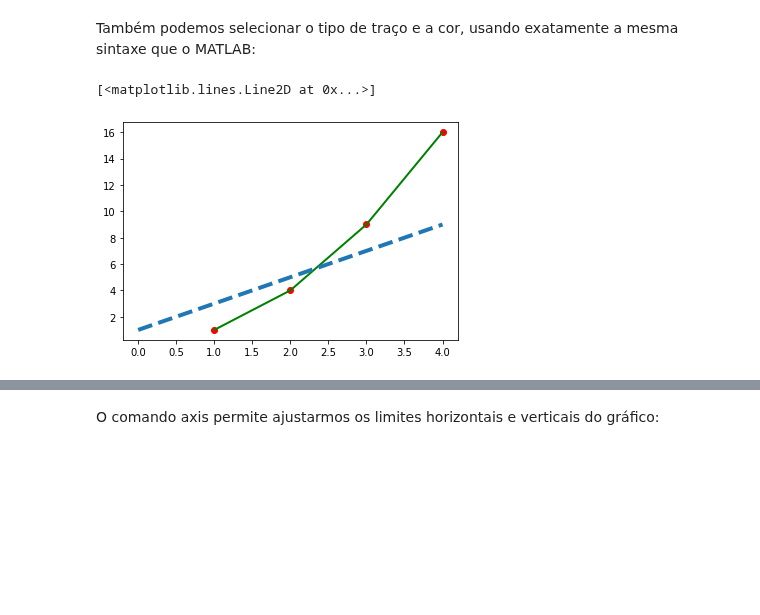
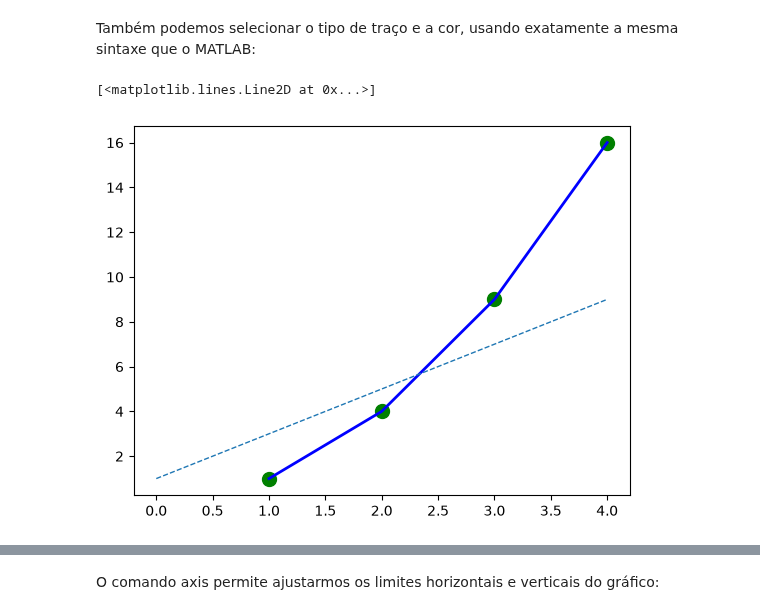
Before and after one commit to Felipe04br/FAP-2026-AnaliseDados, a Jupyter notebook: Introducao_Python/Notebook 06 - Gráficos.ipynb, the cells around one changed output, grey strips where cells are left out. Drawn from its saved outputs; the diff is of its cells as text; code cells hidden in the pictures; blank space fills up the shorter version.

```diff
--- a/Introducao_Python/Notebook 06 - Gráficos.ipynb
+++ b/Introducao_Python/Notebook 06 - Gráficos.ipynb
@@ -91,12 +115,12 @@ plt.plot([1, 2, 3, 4], [1, 4, 9, 16])
 Também podemos selecionar o tipo de traço e a cor, usando exatamente a mesma sintaxe que o MATLAB:
 # %%
 fig = plt.figure()
-plt.plot([1,2,3,4], [1,4,9,16], 'ro')
-plt.plot([1,2,3,4],[1,4,9,16], 'g', linewidth=2)
-plt.plot([1,3,5,7,9], linestyle="dashed", linewidth=4)
+plt.plot([1,2,3,4], [1,4,9,16], 'go', markersize=10)
+plt.plot([1,2,3,4],[1,4,9,16], 'b', linewidth=2)
+plt.plot([1,3,5,7,9], linestyle="dashed", linewidth=1)
 # %% [output]
 [<matplotlib.lines.Line2D at 0x...>]
-[figure, old version]
+[figure, new version]
 # %%
 import numpy as np
 import matplotlib.pyplot as plt
```
Also changed, not shown: parts of 22 cells of this notebook.
